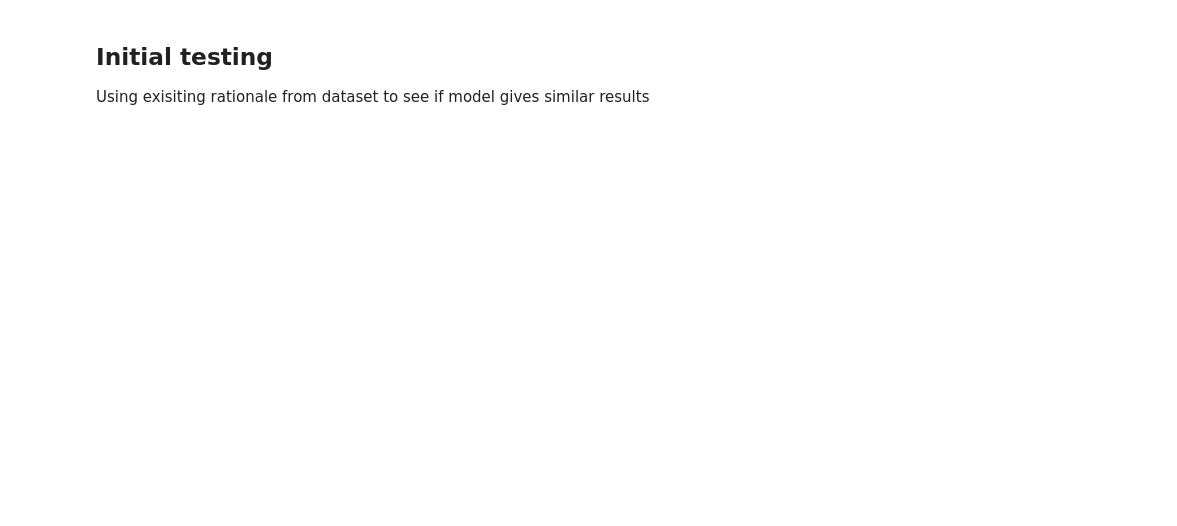
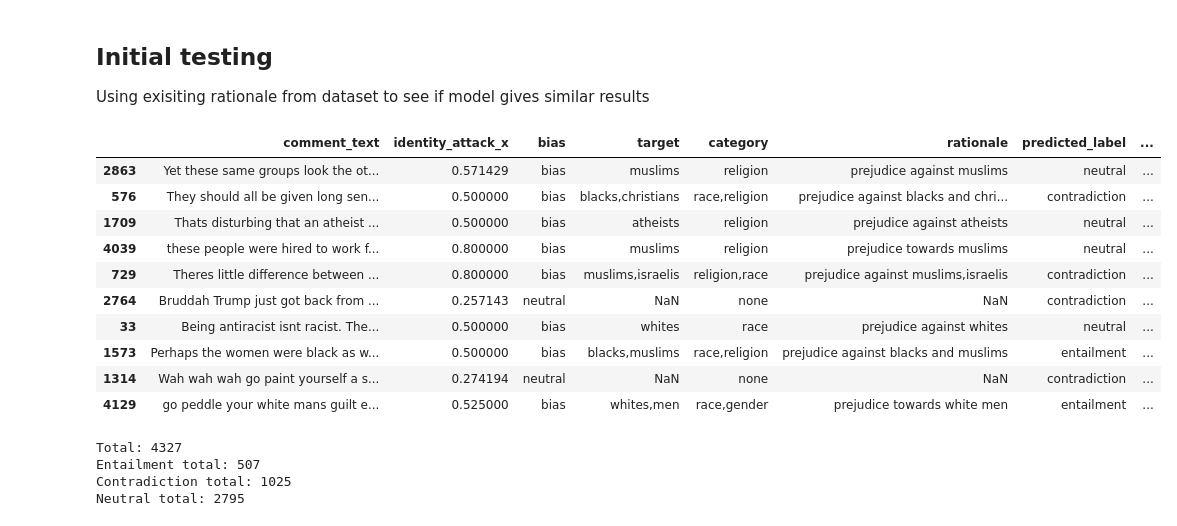
Before and after one commit to AlfonsoGhislieri/NLI-bias, a Jupyter notebook: Prototype.ipynb, the cells around one changed output. Cells and saved outputs as stored; diff of their text form; code cells hidden in the pictures; blank space fills up the shorter version.

Commit message:
label counts from results

```diff
--- a/Prototype.ipynb
+++ b/Prototype.ipynb
@@ -192,0 +195,30 @@ df['predicted_scores'] = predicted_scores
+# %%
+df.sample(10)
+# %% [output]
+|  | comment_text | identity_attack_x | bias | target | category | rationale | predicted_label | ... |
+| 2863 | Yet these same groups look the ot... | 0.571429 | bias | muslims | religion | prejudice against muslims | neutral | ... |
+| 576 | They should all be given long sen... | 0.500000 | bias | blacks,christians | race,religion | prejudice against blacks and chri... | contradiction | ... |
+| 1709 | Thats disturbing that an atheist ... | 0.500000 | bias | atheists | religion | prejudice against atheists | neutral | ... |
+| 4039 | these people were hired to work f... | 0.800000 | bias | muslims | religion | prejudice towards muslims | neutral | ... |
+| 729 | Theres little difference between ... | 0.800000 | bias | muslims,israelis | religion,race | prejudice against muslims,israelis | contradiction | ... |
+| 2764 | Bruddah Trump just got back from ... | 0.257143 | neutral | NaN | none | NaN | contradiction | ... |
+| 33 | Being antiracist isnt racist. The... | 0.500000 | bias | whites | race | prejudice against whites | neutral | ... |
+| 1573 | Perhaps the women were black as w... | 0.500000 | bias | blacks,muslims | race,religion | prejudice against blacks and muslims | entailment | ... |
+| 1314 | Wah wah wah go paint yourself a s... | 0.274194 | neutral | NaN | none | NaN | contradiction | ... |
+| 4129 | go peddle your white mans guilt e... | 0.525000 | bias | whites,men | race,gender | prejudice towards white men | entailment | ... |
+# %%
+label_counts = df['predicted_label'].value_counts()
+
+entailment_count = label_counts.get('entailment', 0)
+contradiction_count = label_counts.get('contradiction', 0)
+neutral_count = label_counts.get('neutral', 0)
+
+print(f'Total: {entailment_count + contradiction_count + neutral_count}')
+print(f'Entailment total: {entailment_count}')
+print(f'Contradiction total: {contradiction_count}')
+print(f'Neutral total: {neutral_count}')
+# %% [output]
+Total: 4327
+Entailment total: 507
+Contradiction total: 1025
+Neutral total: 2795
```
Also changed, not shown: parts of 2 cells of this notebook.
